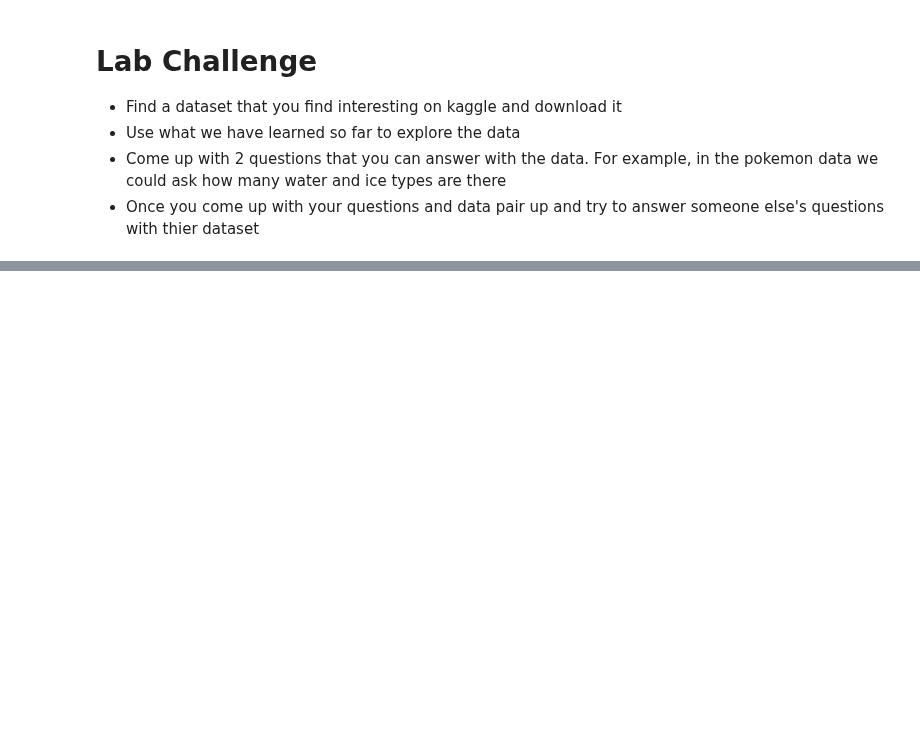
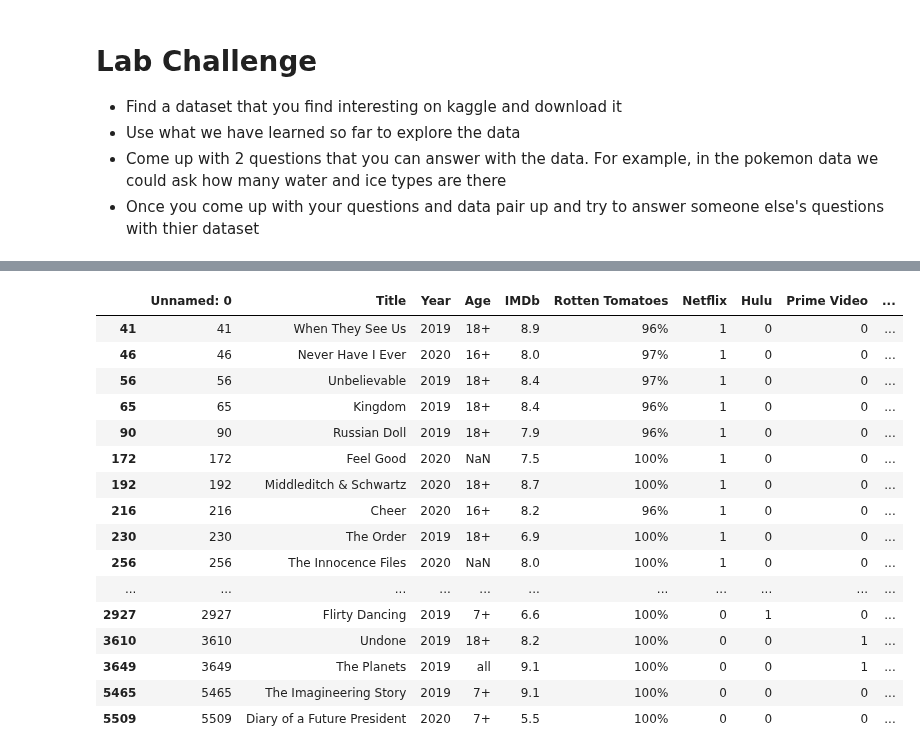
Before and after one commit to Make-School-Courses/DS-1.1-Data-Analysis, a Jupyter notebook: Notebooks/Pandas_Intro.ipynb, the cells around one changed output, grey strips where cells are left out. Cells and saved outputs as stored; diff of their text form; code cells hidden in the pictures; blank space fills up the shorter version.

Commit message:
added tv shows example

```diff
--- a/Notebooks/Pandas_Intro.ipynb
+++ b/Notebooks/Pandas_Intro.ipynb
@@ -504,3 +514,8 @@ df
 - Use what we have learned so far to explore the data
 - Come up with 2 questions that you can answer with the data. For example, in the pokemon data we could ask how many water and ice types are there
 - Once you come up with your questions and data pair up and try to answer someone else's questions with thier dataset
+# %%
+import pandas as pd
+import numpy as np
+df = pd.read_csv("Datasets/tv_shows.csv")
+df.dropna()
@@ -506,0 +538,36 @@ df
+# %%
+# def convert(str_percent):
+#     #print(type(str_percent))
+#     if type(str_percent) != float:
+#         str_percent = int(str_percent.rstrip("%"))
+#     return str_percent
+
+# df["numerical_percent"] = df["Rotten Tomatoes"].apply(convert, 1)
+# df[(df["Year"] > 2019) & (df["numerical_percent"] > 96)]
+
+def convert(percent):
+    #print(type(percent))
+    if type(percent) != float:
+        percent = int(percent.rstrip("%"))
+    return percent
+
+df["numerical_percent"] = df["Rotten Tomatoes"].apply(convert, 1)
+df[(df["Year"] > 2018) & (df['numerical_percent'] > 95)]
+# %% [output]
+|  | Unnamed: 0 | Title | Year | Age | IMDb | Rotten Tomatoes | Netflix | Hulu | Prime Video | ... |
+| 41 | 41 | When They See Us | 2019 | 18+ | 8.9 | 96% | 1 | 0 | 0 | ... |
+| 46 | 46 | Never Have I Ever | 2020 | 16+ | 8.0 | 97% | 1 | 0 | 0 | ... |
+| 56 | 56 | Unbelievable | 2019 | 18+ | 8.4 | 97% | 1 | 0 | 0 | ... |
+| 65 | 65 | Kingdom | 2019 | 18+ | 8.4 | 96% | 1 | 0 | 0 | ... |
+| 90 | 90 | Russian Doll | 2019 | 18+ | 7.9 | 96% | 1 | 0 | 0 | ... |
+| 172 | 172 | Feel Good | 2020 | NaN | 7.5 | 100% | 1 | 0 | 0 | ... |
+| 192 | 192 | Middleditch & Schwartz | 2020 | 18+ | 8.7 | 100% | 1 | 0 | 0 | ... |
+| 216 | 216 | Cheer | 2020 | 16+ | 8.2 | 96% | 1 | 0 | 0 | ... |
+| 230 | 230 | The Order | 2019 | 18+ | 6.9 | 100% | 1 | 0 | 0 | ... |
+| 256 | 256 | The Innocence Files | 2020 | NaN | 8.0 | 100% | 1 | 0 | 0 | ... |
+| ... | ... | ... | ... | ... | ... | ... | ... | ... | ... | ... |
+| 2927 | 2927 | Flirty Dancing | 2019 | 7+ | 6.6 | 100% | 0 | 1 | 0 | ... |
+| 3610 | 3610 | Undone | 2019 | 18+ | 8.2 | 100% | 0 | 0 | 1 | ... |
+| 3649 | 3649 | The Planets | 2019 | all | 9.1 | 100% | 0 | 0 | 1 | ... |
+| 5465 | 5465 | The Imagineering Story | 2019 | 7+ | 9.1 | 100% | 0 | 0 | 0 | ... |
+| 5509 | 5509 | Diary of a Future President | 2020 | 7+ | 5.5 | 100% | 0 | 0 | 0 | ... |
```
Also changed, not shown: parts of 10 cells of this notebook, 1 other file.
